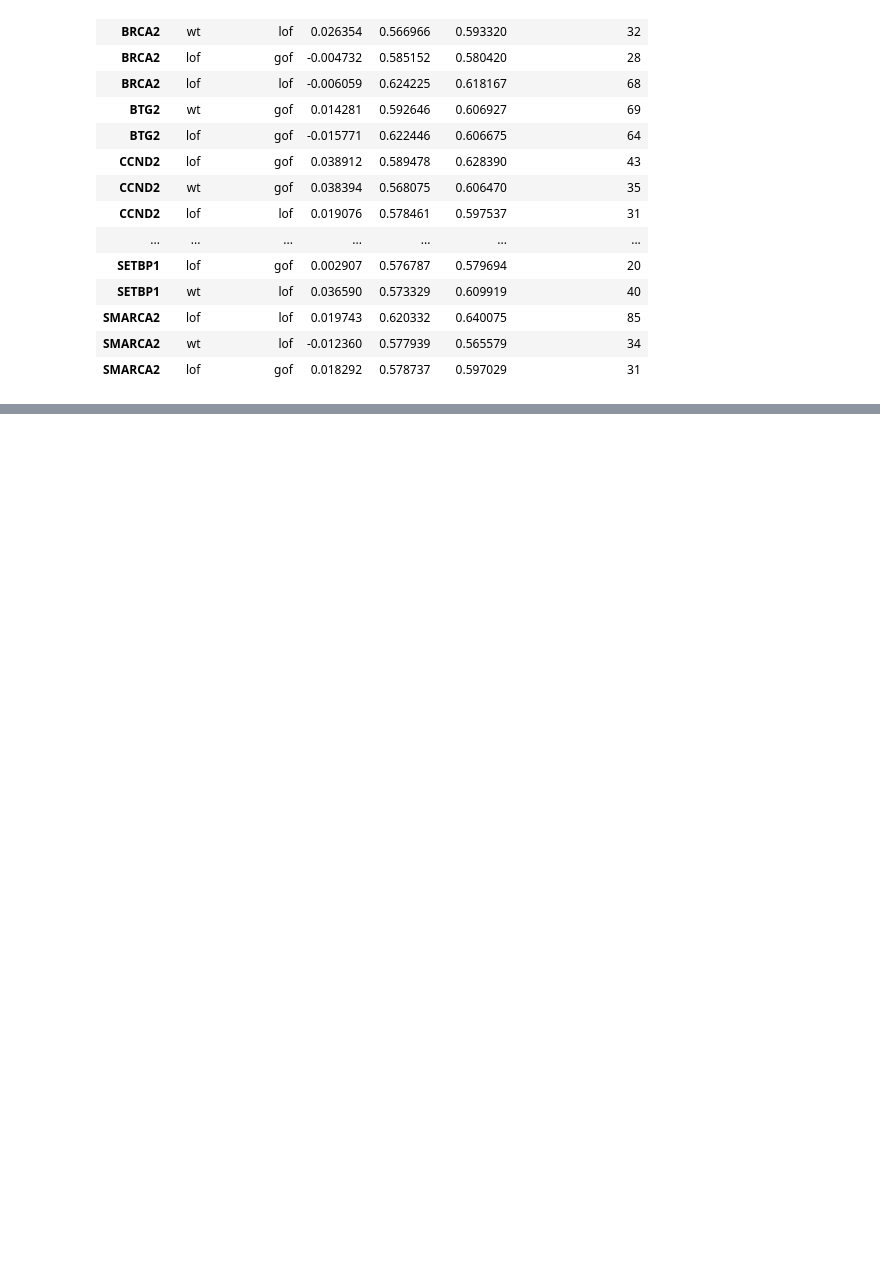
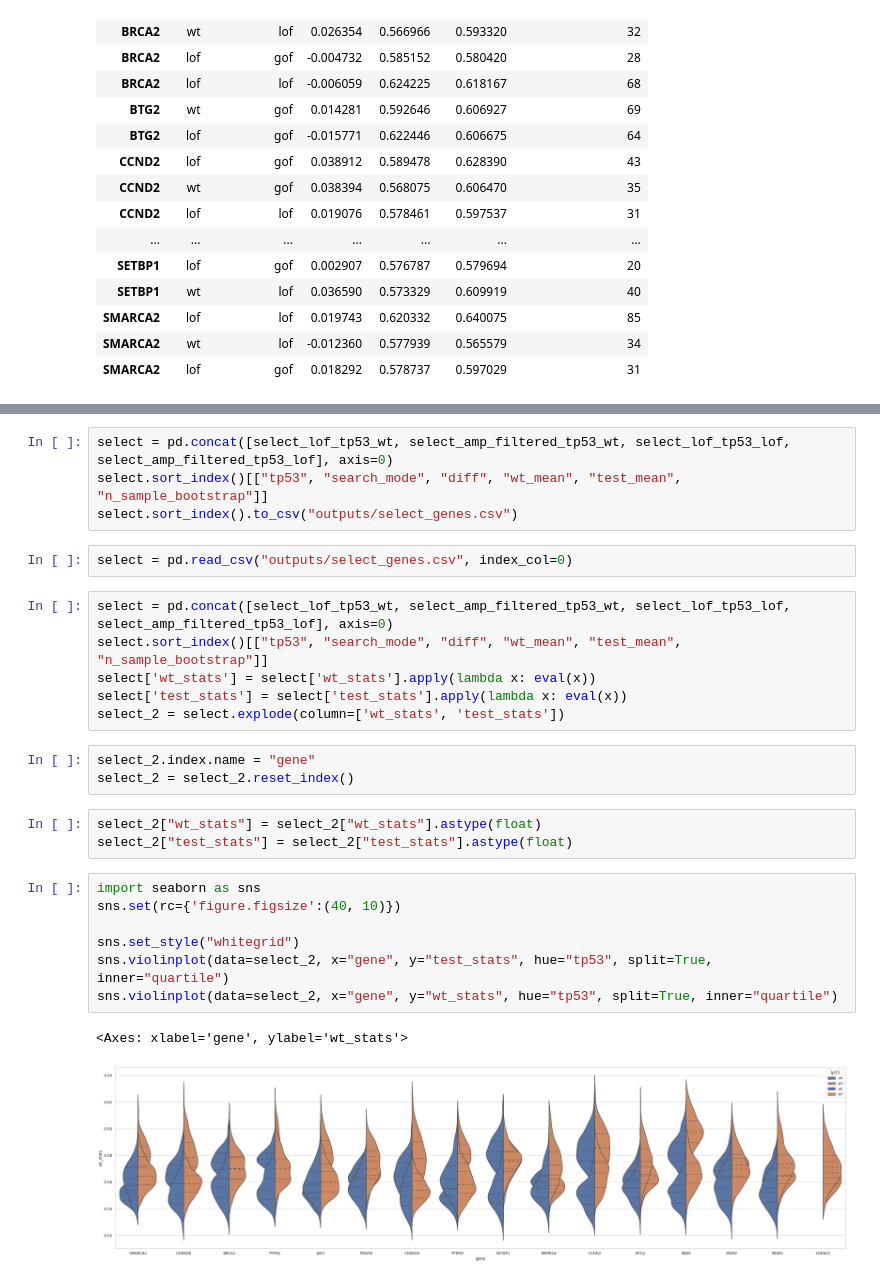
Before and after one commit to recursionpharma/proxbias, a Jupyter notebook: proxbias/notebooks/DepMap_PB_Driver_Analysis.ipynb, the cells around one changed output, grey strips where cells are left out. Drawn from its saved outputs; the diff is of its cells as text; blank space fills up the shorter version.

```diff
--- a/proxbias/notebooks/DepMap_PB_Driver_Analysis.ipynb
+++ b/proxbias/notebooks/DepMap_PB_Driver_Analysis.ipynb
@@ -536,0 +857,28 @@ curated.sort_index()[["tp53", "search_mode", "diff", "wt_mean", "test_mean", "n_
+# %%
+select = pd.concat([select_lof_tp53_wt, select_amp_filtered_tp53_wt, select_lof_tp53_lof, select_amp_filtered_tp53_lof], axis=0)
+select.sort_index()[["tp53", "search_mode", "diff", "wt_mean", "test_mean", "n_sample_bootstrap"]]
+select.sort_index().to_csv("outputs/select_genes.csv")
+# %%
+select = pd.read_csv("outputs/select_genes.csv", index_col=0)
+# %%
+select = pd.concat([select_lof_tp53_wt, select_amp_filtered_tp53_wt, select_lof_tp53_lof, select_amp_filtered_tp53_lof], axis=0)
+select.sort_index()[["tp53", "search_mode", "diff", "wt_mean", "test_mean", "n_sample_bootstrap"]]
+select['wt_stats'] = select['wt_stats'].apply(lambda x: eval(x))
+select['test_stats'] = select['test_stats'].apply(lambda x: eval(x))
+select_2 = select.explode(column=['wt_stats', 'test_stats'])
+# %%
+select_2.index.name = "gene"
+select_2 = select_2.reset_index()
+# %%
+select_2["wt_stats"] = select_2["wt_stats"].astype(float)
+select_2["test_stats"] = select_2["test_stats"].astype(float)
+# %%
+import seaborn as sns
+sns.set(rc={'figure.figsize':(40, 10)})
+
+sns.set_style("whitegrid")
+sns.violinplot(data=select_2, x="gene", y="test_stats", hue="tp53", split=True, inner="quartile")
+sns.violinplot(data=select_2, x="gene", y="wt_stats", hue="tp53", split=True, inner="quartile")
+# %% [output]
+<Axes: xlabel='gene', ylabel='wt_stats'>
+[figure, added]
```
Also changed, not shown: parts of 12 cells of this notebook, 3 other files.
